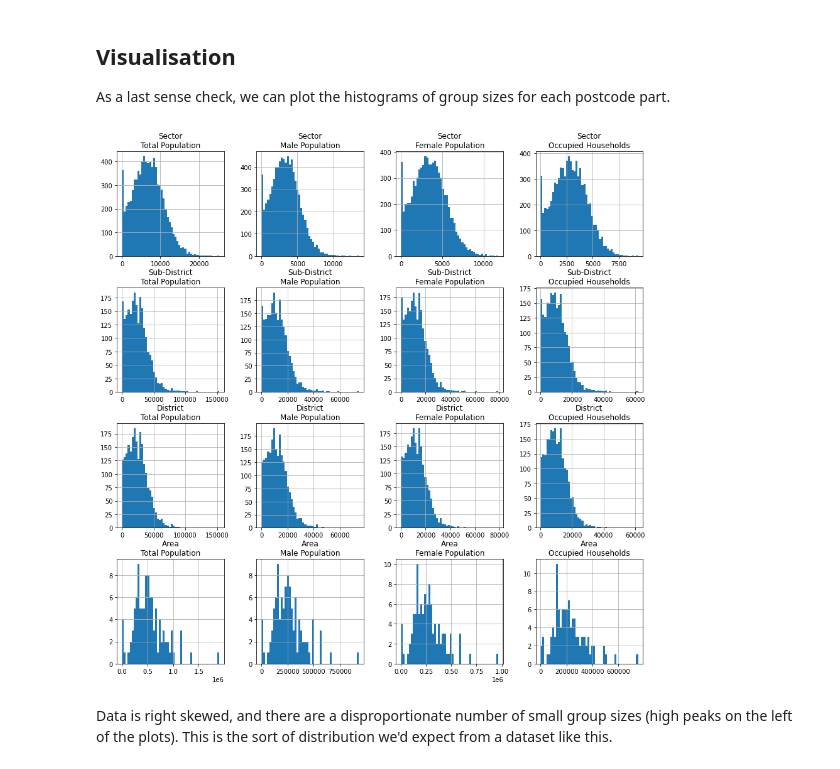
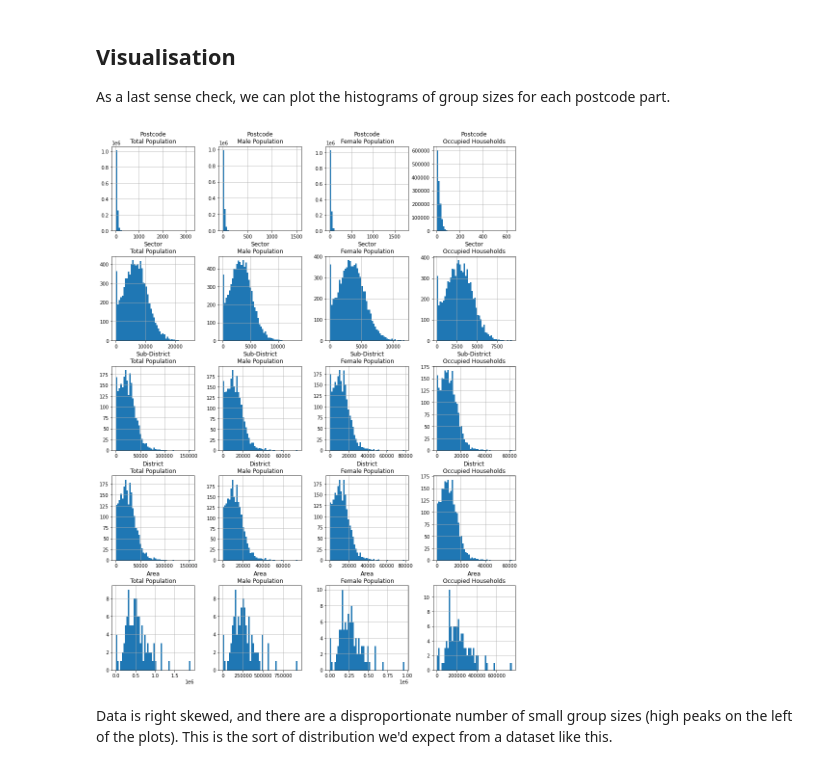
Before and after one commit to adhardy/mirador-task-sheet, a Jupyter notebook: postcode analysis/postcodes.ipynb, the cells around one changed output. Drawn from its saved outputs; the diff is of its cells as text; code cells hidden in the pictures.

Commit message:
added postcode to plots/app

```diff
--- a/postcode analysis/postcodes.ipynb
+++ b/postcode analysis/postcodes.ipynb
@@ -127,6 +128,9 @@ df_postcodes
 # %% [markdown]
 We should check that we have an expected range of lengths for each part, and that we have no nulls:
 # %%
+#add postcode
+postcode_parts.insert(0, "Postcode")
+
 for col in postcode_parts:
     print(color.UNDERLINE + col + color.END)
     print("Nulls: " + str(df_postcodes[col].isnull().sum()))
@@ -160,21 +164,21 @@ As a last sense check, we can plot the histograms of group sizes for each postco
 # %%
 import matplotlib.pyplot as plt
 
 populations = ["Total Population", "Male Population", "Female Population", "Occupied Households"]
-fig, axs = plt.subplots(4,4, figsize=(15,15))
+fig, axs = plt.subplots(len(postcode_parts),len(populations), figsize=(15,20))
 plt.subplots_adjust(wspace=0.2,
                     hspace=0.2)
 
 df_part = {}
 for i in range(0,len(postcode_parts)):
     for j in range(0,len(populations)):
         part = postcode_parts[i]
         population = populations[j]
         df_part[part] = df_postcodes.groupby(by=part).sum()
         df_part[part].hist(column=population, layout=(1,4), ax=axs[i,j], bins=50)
         axs[i,j].set_title(f"{part}\n{population}")
 # %% [output]
-[figure, old version]
+[figure, new version]
 # %% [markdown]
 Data is right skewed, and there are a disproportionate number of small group sizes (high peaks on the left of the plots). This is the sort of distribution we'd expect from a dataset like this.
 # %% [markdown]
```
Also changed, not shown: parts of 5 cells of this notebook, 4 other files.
